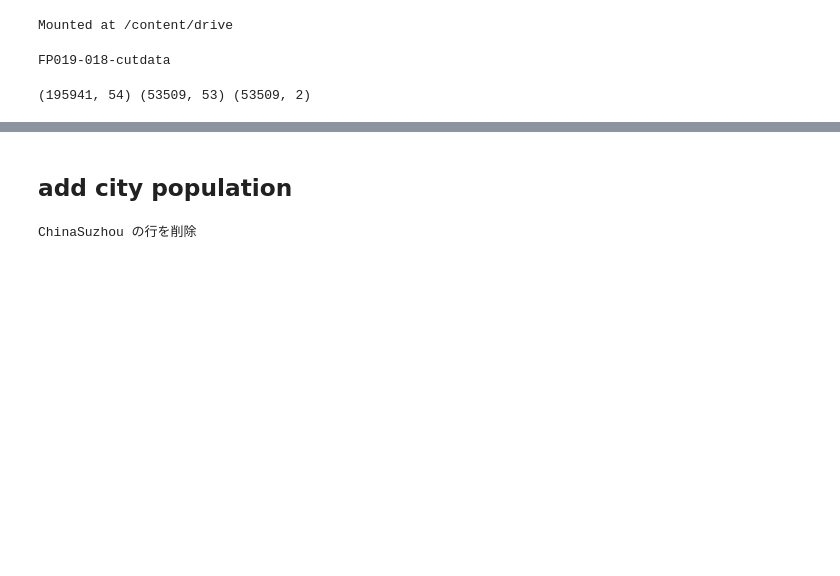
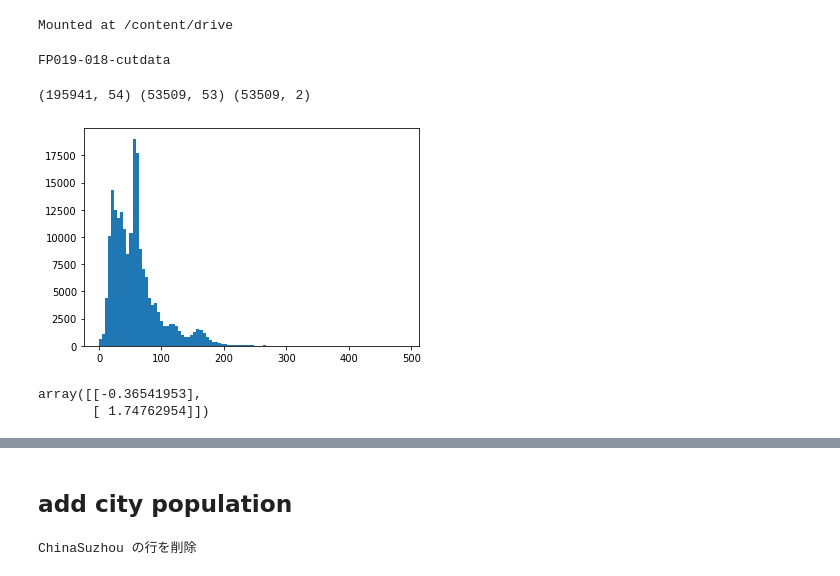
Before and after one commit to seven320/air_pollutants, a Jupyter notebook: FP019_018_cutdata.ipynb, the cells around one changed output, grey strips where cells are left out. Drawn from its saved outputs; the diff is of its cells as text; code cells hidden in the pictures; blank space fills up the shorter version.

```diff
--- a/FP019_018_cutdata.ipynb
+++ b/FP019_018_cutdata.ipynb
@@ -139,3 +140,10 @@ sample_df = pd.read_csv(os.path.join(INPUT_DIR, "submit_sample.csv"), names=["id
 print(train_df.shape, test_df.shape, sample_df.shape)
 # %% [output]
 (195941, 54) (53509, 53) (53509, 2)
+# %%
+train_df["pm25_mid"]
+
+plt.hist(train_df["pm25_mid"], bins = 100)
+plt.show()
+# %% [output]
+[figure, added]
@@ -141,0 +159,5 @@ print(train_df.shape, test_df.shape, sample_df.shape)
+# %%
+z_km.cluster_centers_
+# %% [output]
+array([[-0.36541953],
+       [ 1.74762954]])
```
Also changed, not shown: parts of 46 cells of this notebook.
